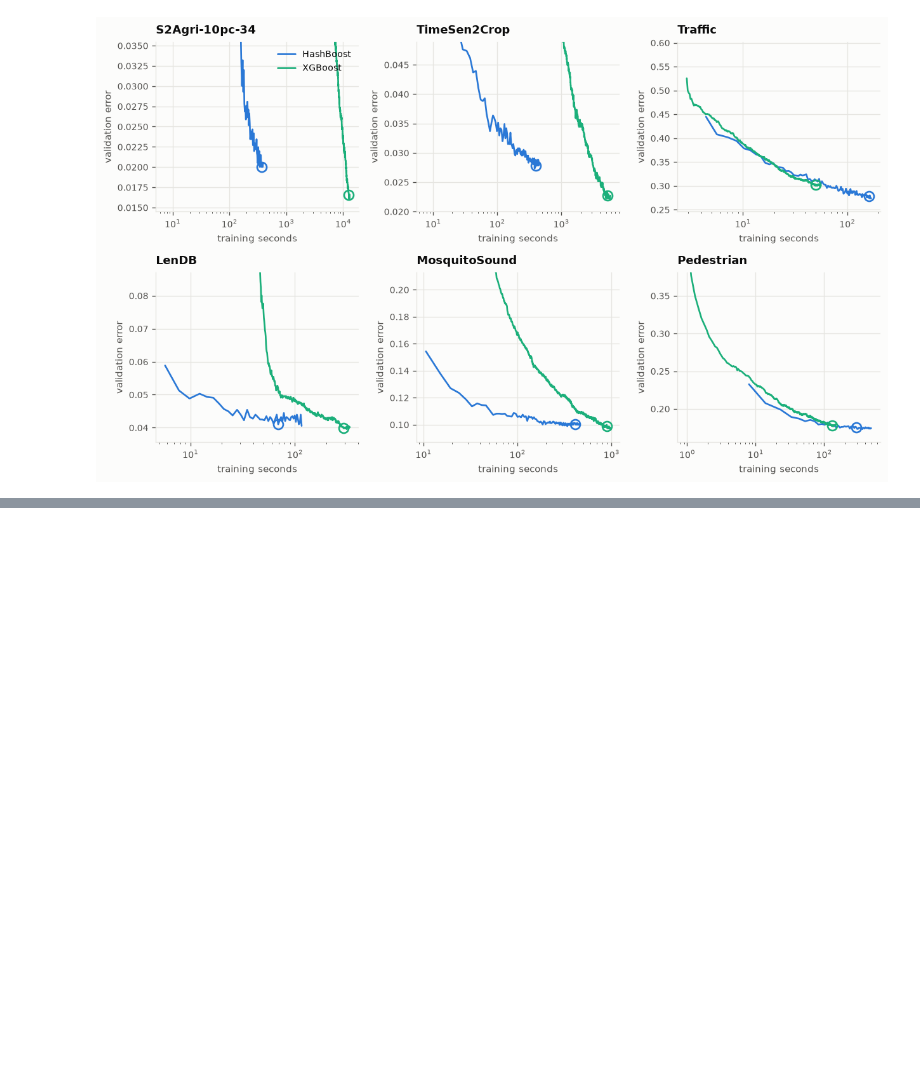
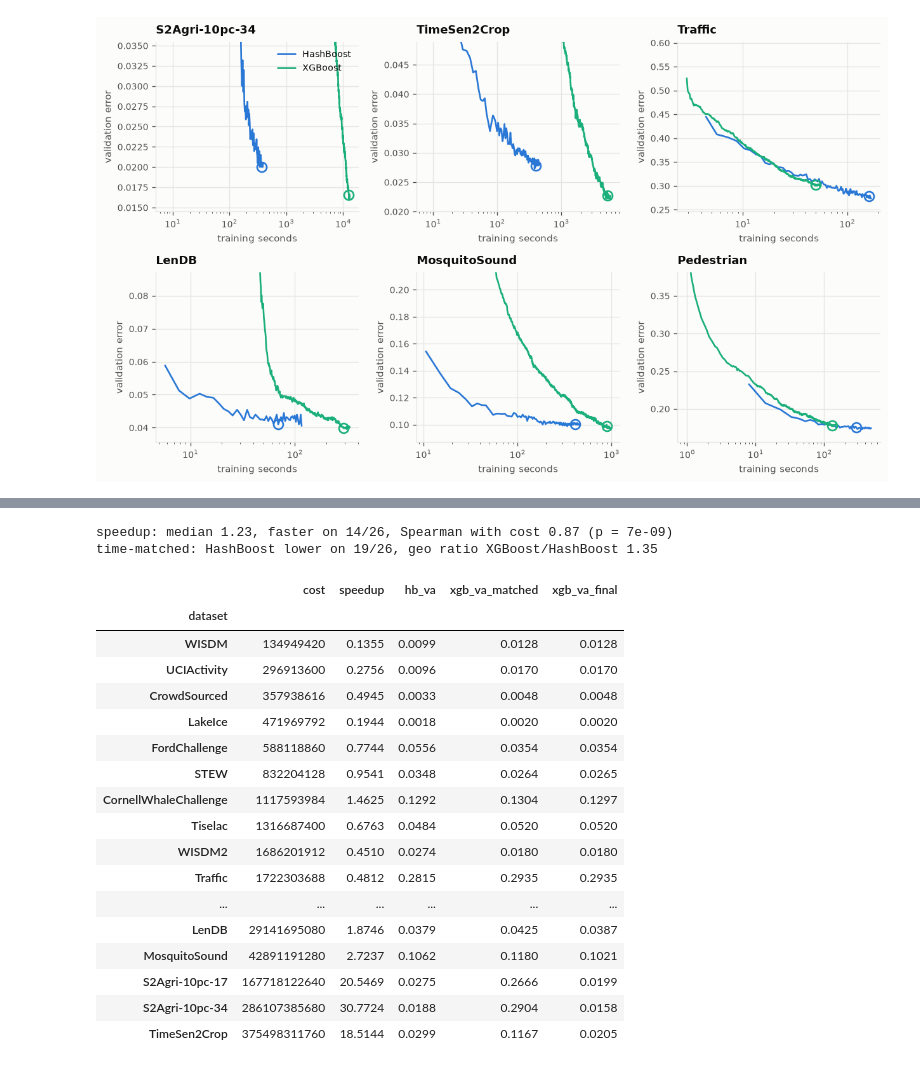
Before and after one commit to minip8/FIT2082, a Jupyter notebook: notebooks/monster.ipynb, the cells around one changed output, grey strips where cells are left out. Drawn from its saved outputs; the diff is of its cells as text; code cells hidden in the pictures; blank space fills up the shorter version.

```diff
--- a/notebooks/monster.ipynb
+++ b/notebooks/monster.ipynb
@@ -468,0 +486,71 @@ fig.savefig(FIGURES / "monster_time.pdf", bbox_inches="tight")
+# %%
+sizes = {}
+for path in sorted((RESULTS / "fold0").glob("*.json")):
+    run = json.loads(path.read_text())
+    split = run["split"]
+    sizes[run["dataset"]] = (
+        split["n_tr"] * run["transform"]["num_features"] * split["num_classes"]
+    )
+
+
+def at_time(xgb, seconds):
+    """XGBoost's tune-chosen validation error among the rounds done by `seconds`."""
+
+    done = int((seconds - xgb["timings"][0]["wall_s"]) // xgb["seconds_per_round"])
+    if done < 1:
+        return np.nan
+    tune = xgb["results"]["tune"]["merror"]["y"][:done]
+    return xgb["results"]["va"]["merror"]["y"][int(np.argmin(tune))]
+
+
+rows = []
+for dataset in error.index:
+    hb = [entries[dataset, fold, "hashboost"] for fold in range(5)]
+    xg = [entries[dataset, fold, "xgboost"] for fold in range(5)]
+    rows.append(
+        {
+            "dataset": dataset,
+            "cost": sizes[dataset],
+            "speedup": seconds.loc[dataset, "xgboost"]
+            / seconds.loc[dataset, "hashboost"],
+            "hb_va": np.mean([h["tuned"] for h in hb]),
+            "xgb_va_matched": np.mean(
+                [at_time(x, training_s(h)) for h, x in zip(hb, xg)]
+            ),
+            "xgb_va_final": np.mean([x["tuned"] for x in xg]),
+        }
+    )
+speed = pd.DataFrame(rows).set_index("dataset").sort_values("cost")
+
+rho, p_rho = stats.spearmanr(speed["cost"], speed["speedup"])
+lower = (speed["hb_va"] < speed["xgb_va_matched"]).sum()
+print(
+    f"speedup: median {speed['speedup'].median():.2f}, faster on {(speed['speedup'] > 1).sum()}/26, "
+    f"Spearman with cost {rho:.2f} (p = {p_rho:.1g})"
+)
+print(
+    f"time-matched: HashBoost lower on {lower}/26, geo ratio XGBoost/HashBoost "
+    f"{np.exp(np.log(speed['xgb_va_matched'] / speed['hb_va']).mean()):.2f}"
+)
+speed.round(4)
+# %% [output]
+speedup: median 1.23, faster on 14/26, Spearman with cost 0.87 (p = 7e-09)
+time-matched: HashBoost lower on 19/26, geo ratio XGBoost/HashBoost 1.35
+|  | cost | speedup | hb_va | xgb_va_matched | xgb_va_final |
+| dataset |  |  |  |  |  |
+| WISDM | 134949420 | 0.1355 | 0.0099 | 0.0128 | 0.0128 |
+| UCIActivity | 296913600 | 0.2756 | 0.0096 | 0.0170 | 0.0170 |
+| CrowdSourced | 357938616 | 0.4945 | 0.0033 | 0.0048 | 0.0048 |
+| LakeIce | 471969792 | 0.1944 | 0.0018 | 0.0020 | 0.0020 |
+| FordChallenge | 588118860 | 0.7744 | 0.0556 | 0.0354 | 0.0354 |
+| STEW | 832204128 | 0.9541 | 0.0348 | 0.0264 | 0.0265 |
+| CornellWhaleChallenge | 1117593984 | 1.4625 | 0.1292 | 0.1304 | 0.1297 |
+| Tiselac | 1316687400 | 0.6763 | 0.0484 | 0.0520 | 0.0520 |
+| WISDM2 | 1686201912 | 0.4510 | 0.0274 | 0.0180 | 0.0180 |
+| Traffic | 1722303688 | 0.4812 | 0.2815 | 0.2935 | 0.2935 |
+| ... | ... | ... | ... | ... | ... |
+| LenDB | 29141695080 | 1.8746 | 0.0379 | 0.0425 | 0.0387 |
+| MosquitoSound | 42891191280 | 2.7237 | 0.1062 | 0.1180 | 0.1021 |
+| S2Agri-10pc-17 | 167718122640 | 20.5469 | 0.0275 | 0.2666 | 0.0199 |
+| S2Agri-10pc-34 | 286107385680 | 30.7724 | 0.0188 | 0.2904 | 0.0158 |
+| TimeSen2Crop | 375498311760 | 18.5144 | 0.0299 | 0.1167 | 0.0205 |
```
Also changed, not shown: parts of 3 cells of this notebook, 7 other files.
